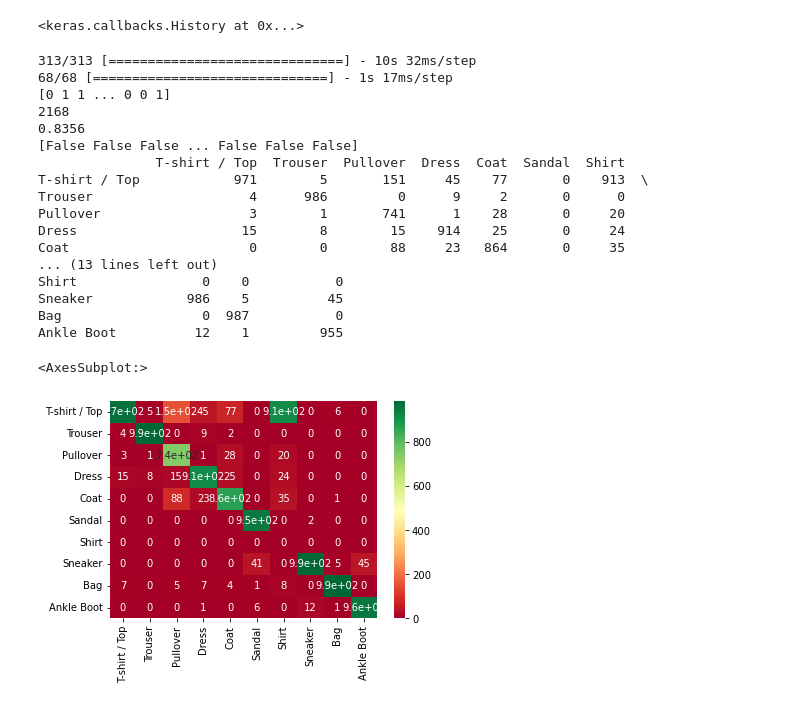
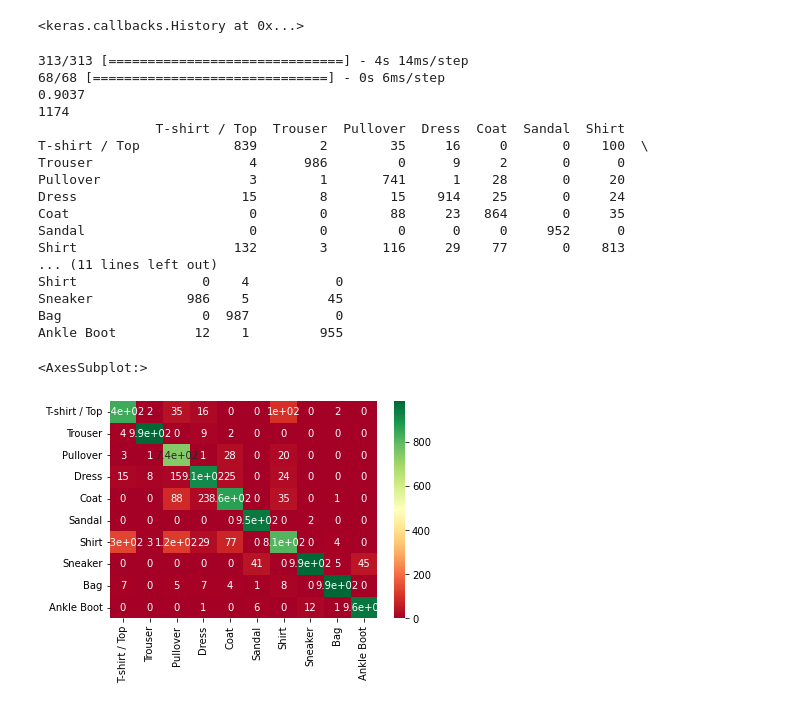
Before and after one commit to datascience-mobi-2023/topic01_team04, a Jupyter notebook: cnn.ipynb, the cells around one changed output. Saved outputs shown, nothing was run; the diff lists cells and outputs as text; code cells hidden in the pictures.

```diff
--- a/cnn.ipynb
+++ b/cnn.ipynb
@@ -65,7 +65,7 @@ if summarize_shirt == True:
     shirts_pixel_val = testdata_pixel[(og_label_test==6)|(og_label_test==0)]
     shirts_pixel_val = shirts_pixel_val.reshape(-1,28,28) /255.0
     shirts_pixel_val = np.expand_dims(shirts_pixel_val,axis=3)
-    label_shirts_val = og_label_test[(og_label_test==6)|(og_label_test==0)]
+    label_shirts_val = og_label_test[(og_label_test==6)|(og_label_test==0)].copy()
     label_shirts_val[label_shirts_val==6]=1
     label_shirts_val = tf.keras.utils.to_categorical(label_shirts_val)
 # %% [markdown]
@@ -310,44 +310,41 @@ Epoch 75/75
 # %%
 
 predictions = complex_model.predict(cnn_test)
 predictions =np.argmax(predictions, axis=1)
 predictions[predictions>=6]+=1
 prediction_shirt = cnn_test[predictions==0]
 prediction_shirt_final = lenet5_shirt_model.predict(prediction_shirt)
 prediction_shirt_final = np.argmax(prediction_shirt_final,axis=1)
-print(prediction_shirt_final)
-print(len(predictions[predictions==0]))
-for i, pred in enumerate(predictions[predictions==0]):
-    if prediction_shirt_final[i] == 1:
-        predictions[predictions==0][i] = 6
+index = np.where(predictions==0)[0]
+for i in range(np.sum(predictions==0)):
+    if prediction_shirt_final[i]==1:
+        predictions[index[i]] = 6
 print(np.sum(predictions==og_label_test)/len(og_label_test))
-print(og_label_test==6)
-import sklearn
-from sklearn.metrics import confusion_matrix
+print(np.sum(predictions==6))
 y_pred = predictions
 y_true = og_label_test #label seems to be wrong
 class_names = np.array(["T-shirt / Top", "Trouser", "Pullover", "Dress", "Coat", "Sandal", "Shirt", "Sneaker", "Bag", "Ankle Boot"])
 conf = confusion_matrix(y_pred, y_true)
 conf_df = pnd.DataFrame(conf, index=class_names, columns=class_names)
 print(conf_df)
 sns.heatmap(conf_df, annot=True, cmap='RdYlGn')
 # %% [output]
-313/313 [==============================] - 10s 32ms/step
-68/68 [==============================] - 1s 17ms/step
-[0 1 1 ... 0 0 1]
-2168
-0.8356
-[False False False ... False False False]
+313/313 [==============================] - 4s 14ms/step
+68/68 [==============================] - 0s 6ms/step
+0.9037
+1174
                T-shirt / Top  Trouser  Pullover  Dress  Coat  Sandal  Shirt
-T-shirt / Top            971        5       151     45    77       0    913  \
+T-shirt / Top            839        2        35     16     0       0    100  \
 Trouser                    4      986         0      9     2       0      0
 Pullover                   3        1       741      1    28       0     20
 Dress                     15        8        15    914    25       0     24
 Coat                       0        0        88     23   864       0     35
-... (13 lines left out)
-Shirt                0    0           0
+Sandal                     0        0         0      0     0     952      0
+Shirt                    132        3       116     29    77       0    813
+... (11 lines left out)
+Shirt                0    4           0
 Sneaker            986    5          45
 Bag                  0  987           0
 Ankle Boot          12    1         955
 <AxesSubplot:>
-[figure, old version]
+[figure, new version]
```
